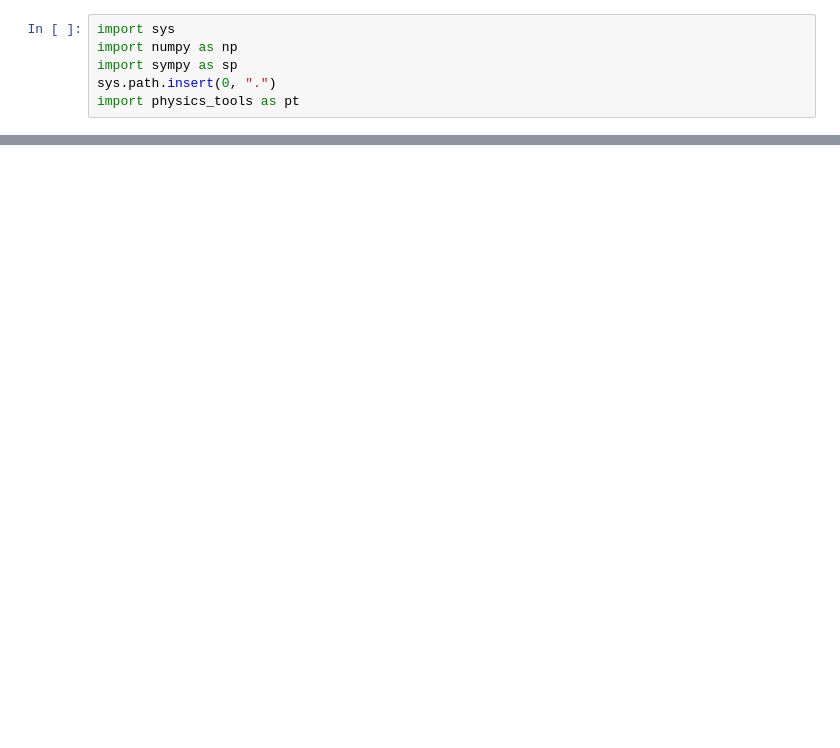
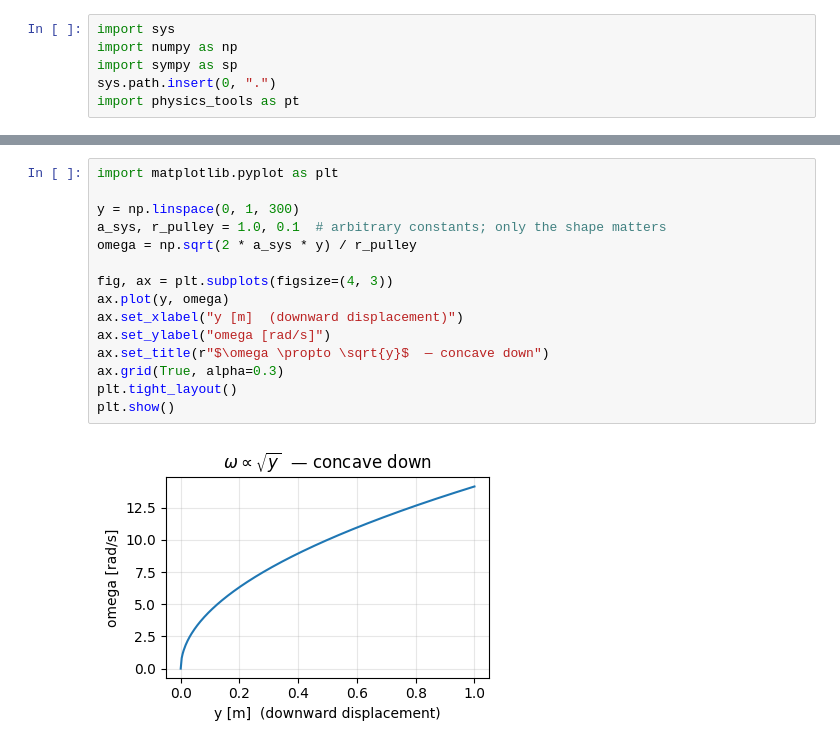
Before and after one commit to SFSteffensen/DTU-10060-Physics-Tools, a Jupyter notebook: E24.ipynb, the cells around one changed output, grey strips where cells are left out. Saved outputs shown, nothing was run; the diff lists cells and outputs as text; blank space fills up the shorter version.

```diff
--- a/E24.ipynb
+++ b/E24.ipynb
@@ -204,0 +299,17 @@ print(f"d_min         = {d_min * 100:.2f} cm")
+# %%
+import matplotlib.pyplot as plt
+
+y = np.linspace(0, 1, 300)
+a_sys, r_pulley = 1.0, 0.1  # arbitrary constants; only the shape matters
+omega = np.sqrt(2 * a_sys * y) / r_pulley
+
+fig, ax = plt.subplots(figsize=(4, 3))
+ax.plot(y, omega)
+ax.set_xlabel("y [m]  (downward displacement)")
+ax.set_ylabel("omega [rad/s]")
+ax.set_title(r"$\omega \propto \sqrt{y}$  — concave down")
+ax.grid(True, alpha=0.3)
+plt.tight_layout()
+plt.show()
+# %% [output]
+[figure, added]
```
Also changed, not shown: parts of 56 cells of this notebook, 2 other files.
